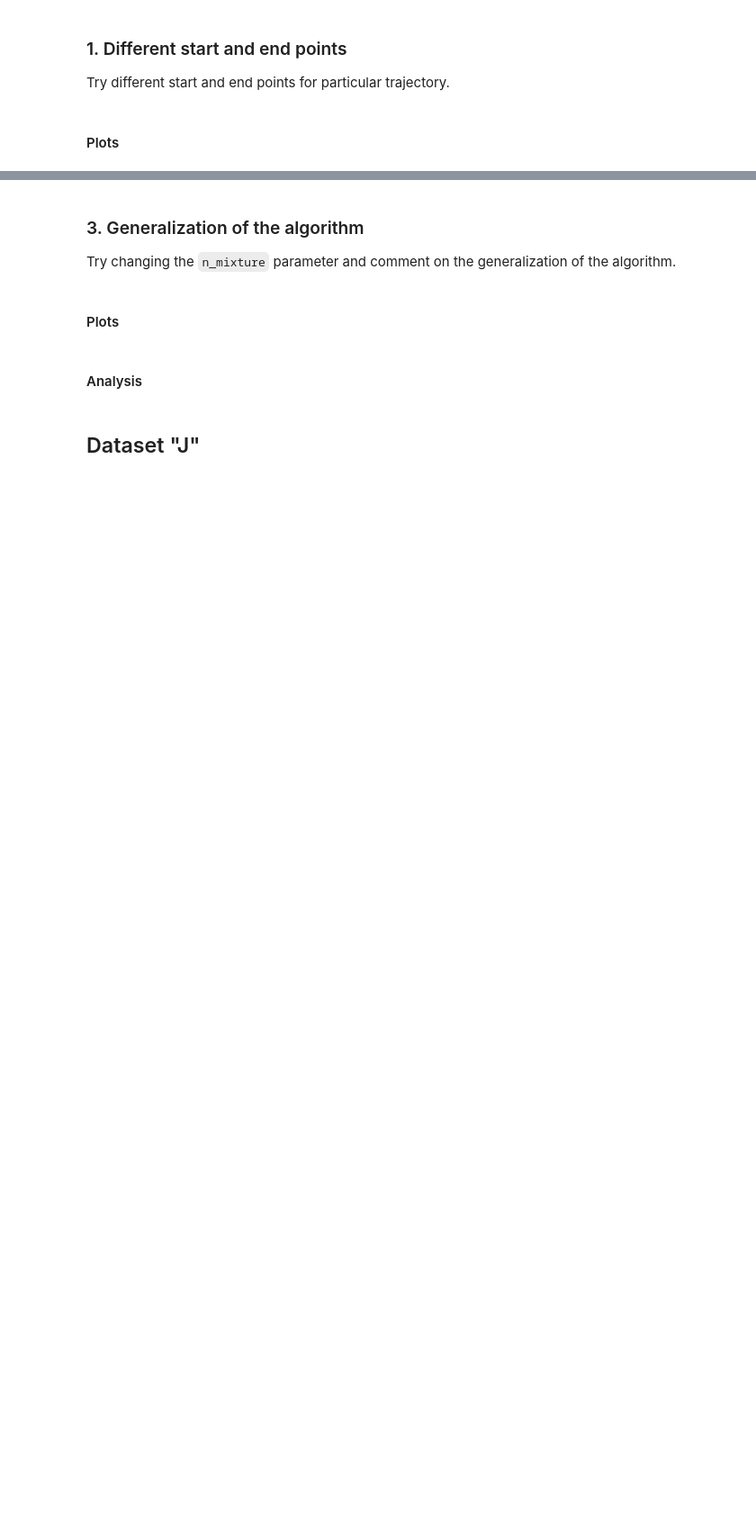
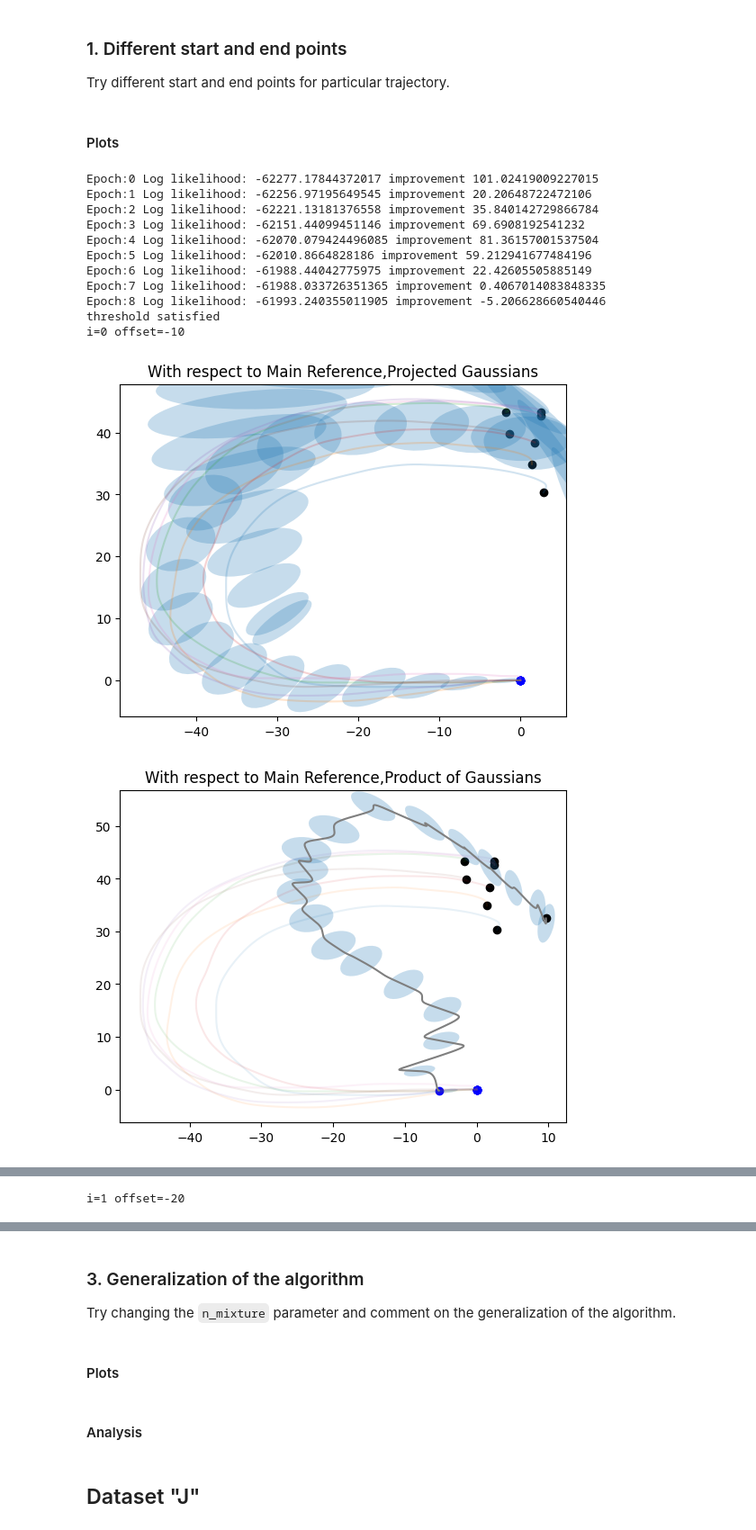
Before and after one commit to AshrithSagar/CP321-ILR-2025, a Jupyter notebook: Assignments/Assignment-3_7/Assignment9_TP_GMM.ipynb, the cells around one changed output, grey strips where cells are left out. Shown at 90% size. Cells and saved outputs as stored; diff of their text form; code cells hidden in the pictures; blank space fills up the shorter version.

```diff
--- a/Assignments/Assignment-3_7/Assignment9_TP_GMM.ipynb
+++ b/Assignments/Assignment-3_7/Assignment9_TP_GMM.ipynb
@@ -67,3 +26,19 @@ mp.plot_gaussians_wrt_frames(Data, A_new, B_new)
 Try different start and end points for particular trajectory.
 # %% [markdown]
 #### Plots
+# %%
+different_initial_points_tpgmm(Data, As, Bs, n_mixture=20, offsets=[-10, -20])
+# %% [output]
+Epoch:0 Log likelihood: -62277.17844372017 improvement 101.02419009227015
+Epoch:1 Log likelihood: -62256.97195649545 improvement 20.20648722472106
+Epoch:2 Log likelihood: -62221.13181376558 improvement 35.840142729866784
+Epoch:3 Log likelihood: -62151.44099451146 improvement 69.6908192541232
+Epoch:4 Log likelihood: -62070.079424496085 improvement 81.36157001537504
+Epoch:5 Log likelihood: -62010.8664828186 improvement 59.212941677484196
+Epoch:6 Log likelihood: -61988.44042775975 improvement 22.42605505885149
+Epoch:7 Log likelihood: -61988.033726351365 improvement 0.4067014083848335
+Epoch:8 Log likelihood: -61993.240355011905 improvement -5.206628660540446
+threshold satisfied
+i=0 offset=-10
+[figure, added]
+[figure, added]
@@ -69,0 +47 @@ Try different start and end points for particular trajectory.
+i=1 offset=-20
```
Also changed, not shown: parts of 12 cells of this notebook, 1 other file.
